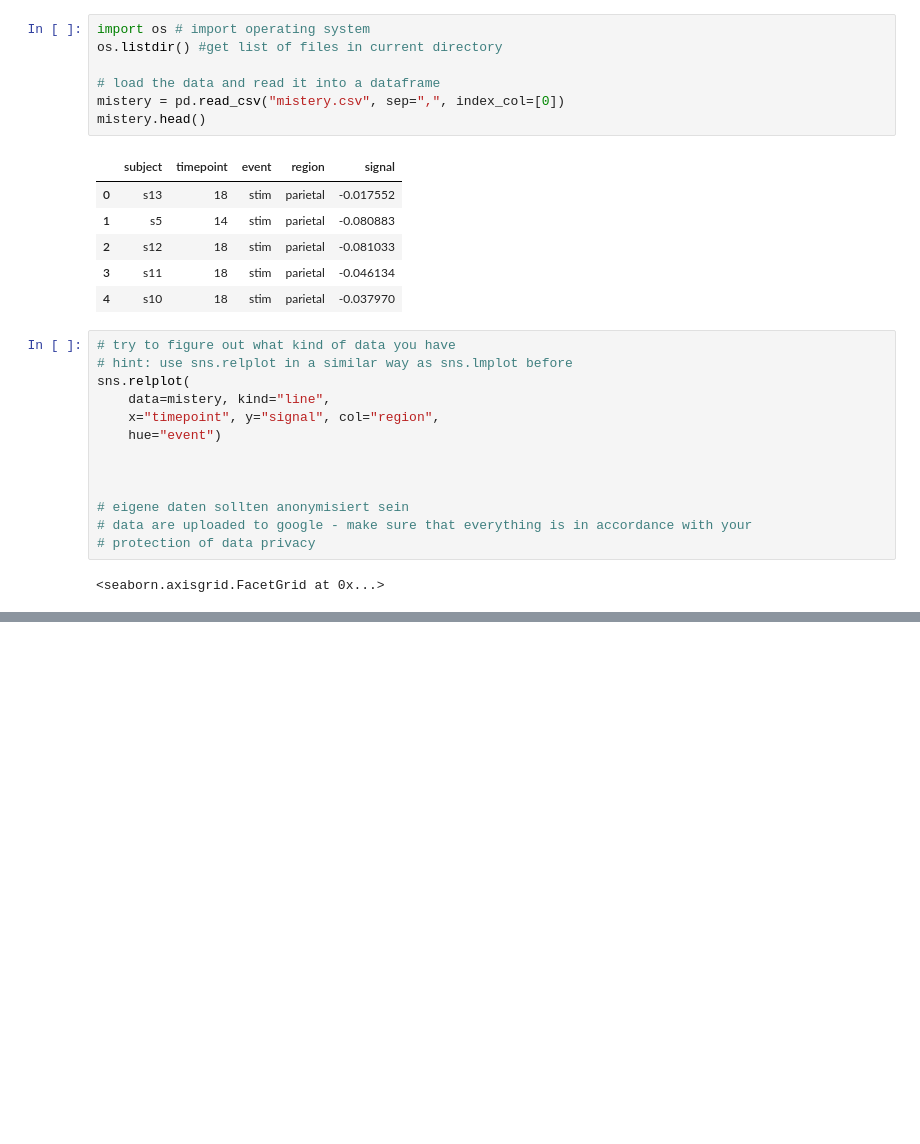
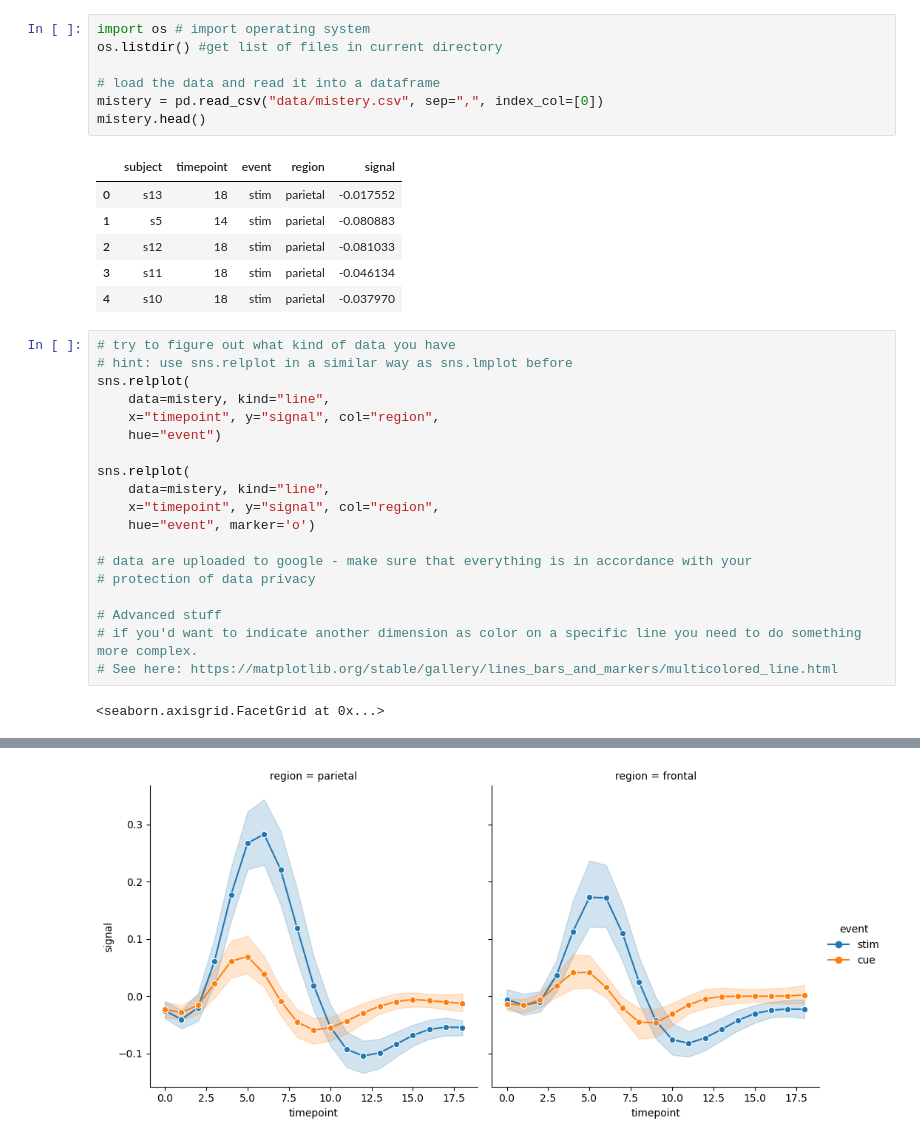
Before and after one commit to PhilippS893/Scientific_DataVis_Python, a Jupyter notebook: DataVis_Day1.ipynb, the cells around one changed output, grey strips where cells are left out. Drawn from its saved outputs; the diff is of its cells as text; blank space fills up the shorter version.

```diff
--- a/DataVis_Day1.ipynb
+++ b/DataVis_Day1.ipynb
@@ -491,7 +497,7 @@ import os # import operating system
 os.listdir() #get list of files in current directory
 
 # load the data and read it into a dataframe
-mistery = pd.read_csv("mistery.csv", sep=",", index_col=[0])
+mistery = pd.read_csv("data/mistery.csv", sep=",", index_col=[0])
 mistery.head()
 # %% [output]
 |  | subject | timepoint | event | region | signal |
@@ -503,16 +509,23 @@ mistery.head()
 # %%
 # try to figure out what kind of data you have
 # hint: use sns.relplot in a similar way as sns.lmplot before
 sns.relplot(
     data=mistery, kind="line",
     x="timepoint", y="signal", col="region",
     hue="event")
 
+sns.relplot(
+    data=mistery, kind="line",
+    x="timepoint", y="signal", col="region",
+    hue="event", marker='o')
 
-
-# eigene daten sollten anonymisiert sein
 # data are uploaded to google - make sure that everything is in accordance with your
 # protection of data privacy
+
+# Advanced stuff
+# if you'd want to indicate another dimension as color on a specific line you need to do something more complex.
+# See here: https://matplotlib.org/stable/gallery/lines_bars_and_markers/multicolored_line.html
 # %% [output]
 <seaborn.axisgrid.FacetGrid at 0x...>
 [figure]
+[figure, added]
```
Also changed, not shown: parts of 21 cells of this notebook, 2 other files.
